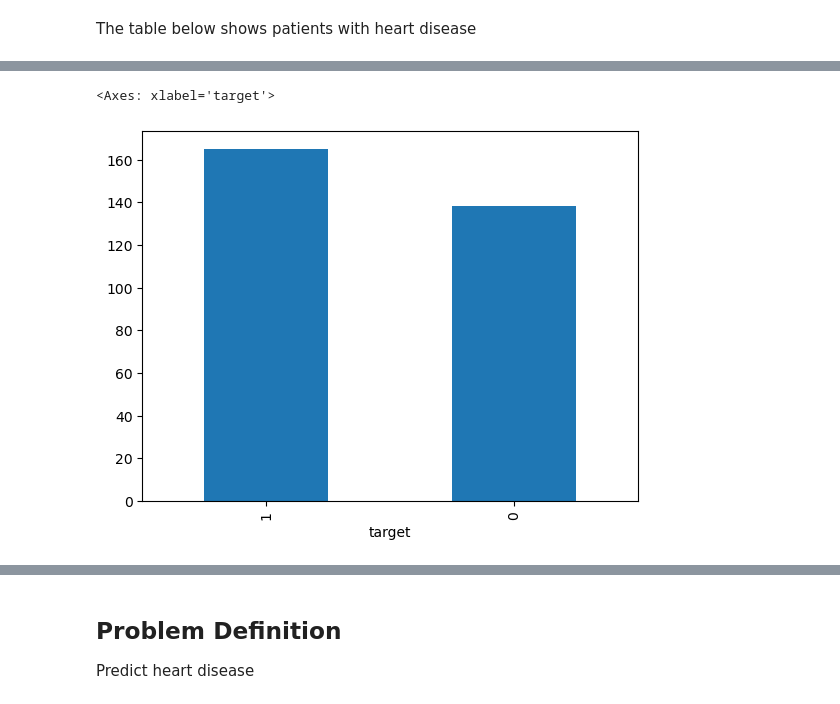
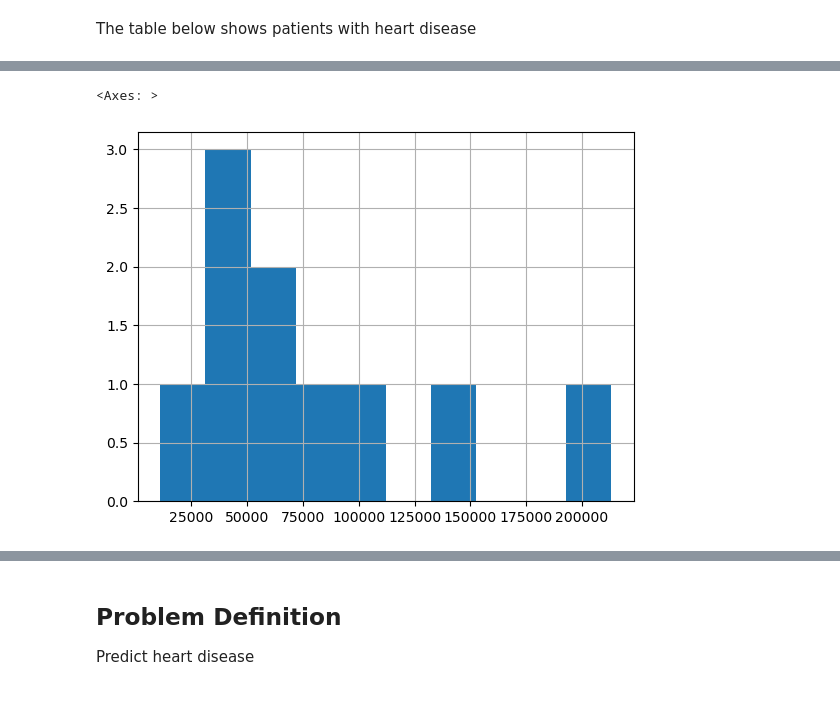
Before and after one commit to aduobed/Sample-Machine-Learning-Modelling, a Jupyter notebook: sample_test.ipynb, the cells around one changed output, grey strips where cells are left out. Cells and saved outputs as stored; diff of their text form; code cells hidden in the pictures.

```diff
--- a/sample_test.ipynb
+++ b/sample_test.ipynb
@@ -10,2 +8,3 @@ import sklearn
 # %%
-df = pd.read_csv("45 - heart-disease.csv")
+car_sales = pd.read_csv("54 - car-sales.csv")
+car_sales
@@ -23,5 +72,6 @@ df.head()
 # %%
- df.target.value_counts().plot(kind="bar")
+# Running histogram
+car_sales["Odometer (KM)"].hist()
 # %% [output]
-<Axes: xlabel='target'>
+<Axes: >
-[figure, old version]
+[figure, new version]
```
Also changed, not shown: parts of 7 cells of this notebook, 1 other file.
